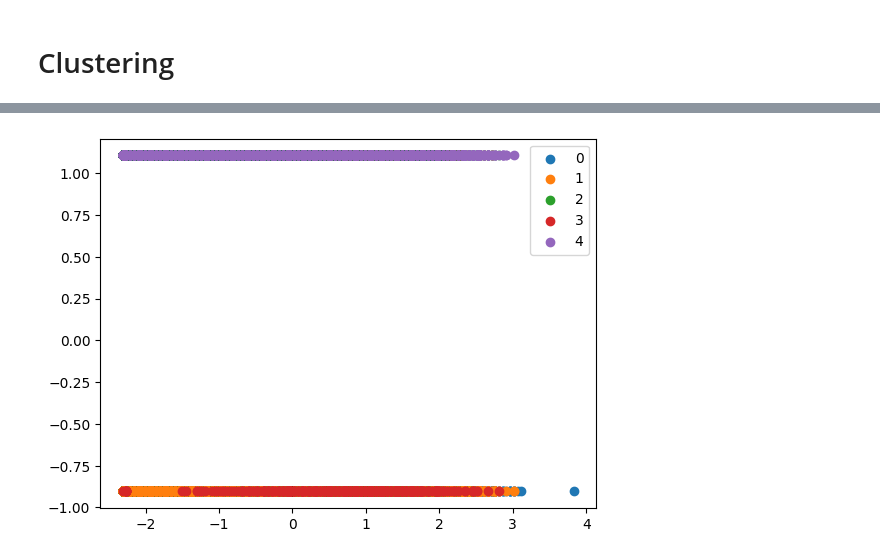
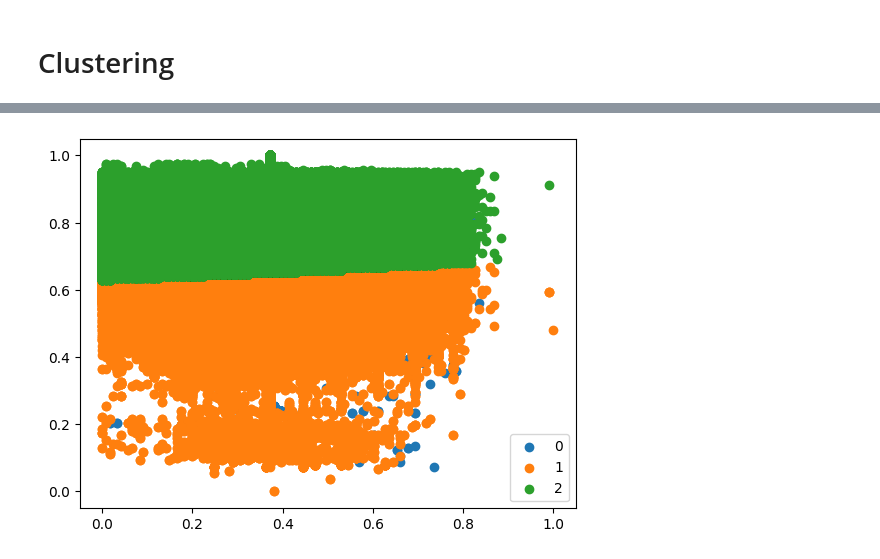
Before and after one commit to OrionVi1998/ai_project, a Jupyter notebook: Notebook.ipynb, the cells around one changed output, grey strips where cells are left out. Cells and saved outputs as stored; diff of their text form; code cells hidden in the pictures.

```diff
--- a/Notebook.ipynb
+++ b/Notebook.ipynb
@@ -720,10 +720,13 @@ from sklearn.preprocessing import StandardScaler
 # %%
-clustering_dataset = continuous_dataset[
-    ["age", "asymptomatic", "sex_binary", "outcome_binary"]
+clustering_dataset = df[
+    ["age", "days_since_subject_zero", "outcome"]
 ].dropna(how="any", axis=0)
 
+le = LabelEncoder()
+le.fit(clustering_dataset["outcome"])
+clustering_dataset["outcome"] = le.transform(clustering_dataset["outcome"])
 
-scaled_df = StandardScaler().fit_transform(clustering_dataset)
+scaled_df = MinMaxScaler().fit_transform(clustering_dataset)
 
 scaled_df
 # %% [output]
@@ -765,5 +767,5 @@ plt.show()
 # %%
-kmeans = KMeans(init="random", n_clusters=5, n_init=10, random_state=1)
+kmeans = KMeans(init="random", n_clusters=3, n_init=10, random_state=1)
 
 #fit k-means algorithm to data
 kmeans.fit(scaled_df)
@@ -792,15 +804,16 @@ clustering_dataset
 # %%
 import matplotlib.pyplot as plt
 #Getting unique labels
 
 u_labels = np.unique(kmeans.labels_)
 
 label = kmeans.fit_predict(scaled_df)
 
 #plotting the results:
 for i in u_labels:
     plt.scatter(scaled_df[label == i , 0] , scaled_df[label == i , 1] , label = i)
+ax = plt.gca()
 plt.legend()
 plt.show()
 # %% [output]
-[figure, old version]
+[figure, new version]
```
Also changed, not shown: parts of 9 cells of this notebook.
